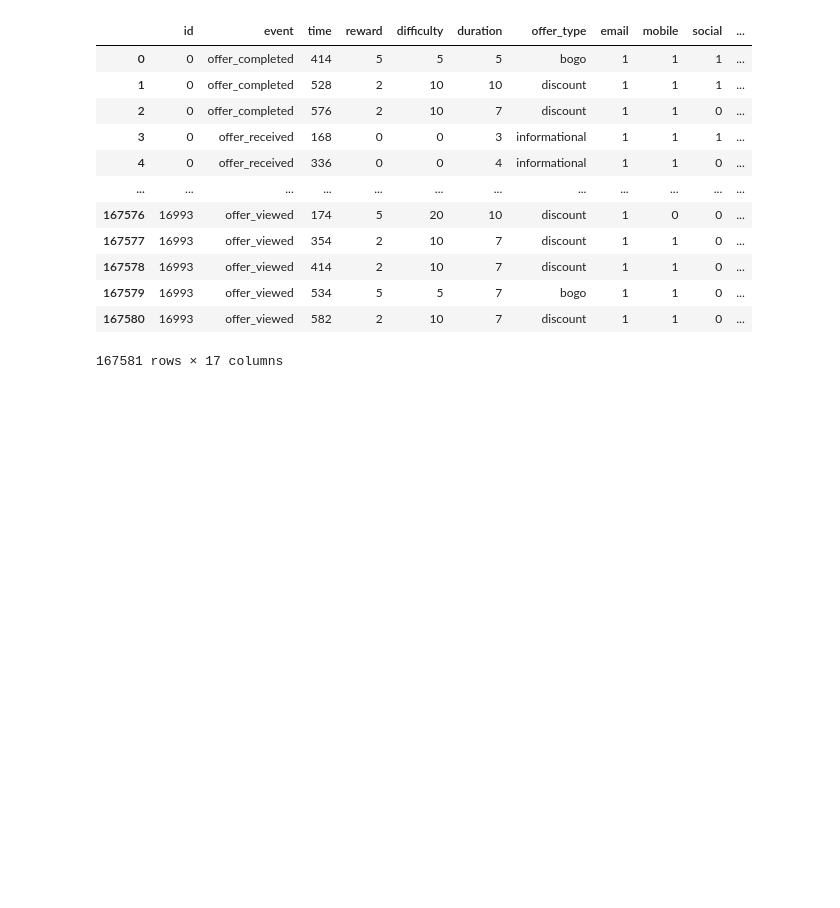
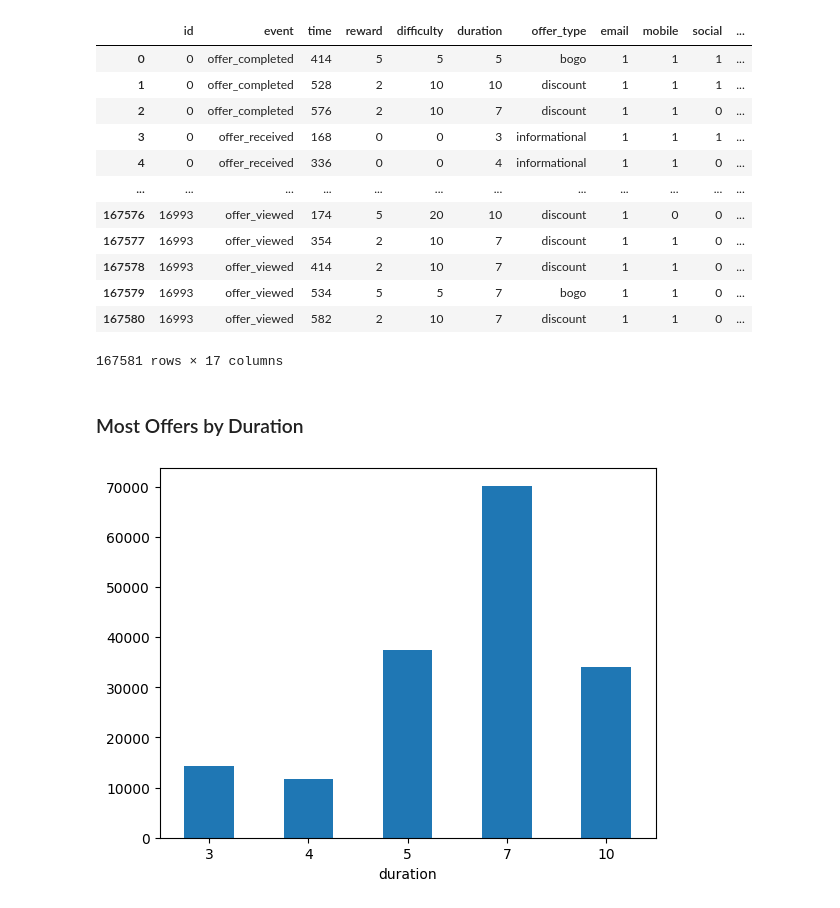
Before and after one commit to DanHerman212/starbucks_project, a Jupyter notebook: Starbucks_Capstone_notebook.ipynb, the cells around one changed output. Drawn from its saved outputs; the diff is of its cells as text; code cells hidden in the pictures; blank space fills up the shorter version.

```diff
--- a/Starbucks_Capstone_notebook.ipynb
+++ b/Starbucks_Capstone_notebook.ipynb
@@ -456,3 +458,13 @@ offers
 | 167579 | 16993 | offer_viewed | 534 | 5 | 5 | 7 | bogo | 1 | 1 | 0 | ... |
 | 167580 | 16993 | offer_viewed | 582 | 2 | 10 | 7 | discount | 1 | 1 | 0 | ... |
 167581 rows × 17 columns
+# %% [markdown]
+### Most Offers by Duration
+# %%
+# plot the distribution of offer duration
+offers.groupby(['duration'])['reward'].count().to_frame().plot(kind='bar')
+plt.xticks(rotation=0)
+# remove legend
+plt.legend().remove()
+# %% [output]
+[figure, added]
```
Also changed, not shown: parts of 8 cells of this notebook, 1 other file.
